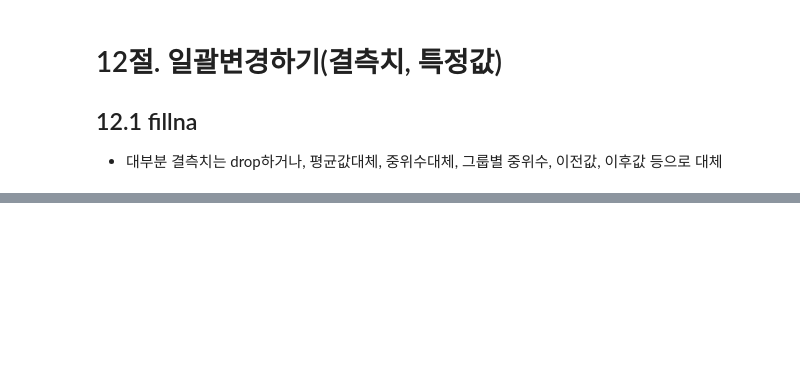
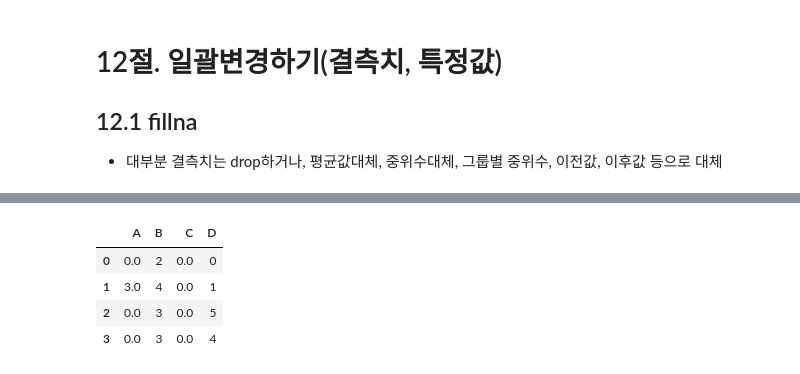
Before and after one commit to waggunet/ai_x, a Jupyter notebook: source/01_python/ch11_데이터프레임과시리즈(Pandas)_9절~13절.ipynb, the cells around one changed output, grey strips where cells are left out. Drawn from its saved outputs; the diff is of its cells as text; code cells hidden in the pictures; blank space fills up the shorter version.

```diff
--- a/source/01_python/ch11_데이터프레임과시리즈(Pandas)_9절~13절.ipynb
+++ b/source/01_python/ch11_데이터프레임과시리즈(Pandas)_9절~13절.ipynb
@@ -485,0 +477,9 @@ Name: 0, dtype: object
+# %%
+# 모든 결측치를 0 대체
+df.fillna(0)
+# %% [output]
+|  | A | B | C | D |
+| 0 | 0.0 | 2 | 0.0 | 0 |
+| 1 | 3.0 | 4 | 0.0 | 1 |
+| 2 | 0.0 | 3 | 0.0 | 5 |
+| 3 | 0.0 | 3 | 0.0 | 4 |
```
Also changed, not shown: parts of 33 cells of this notebook.
